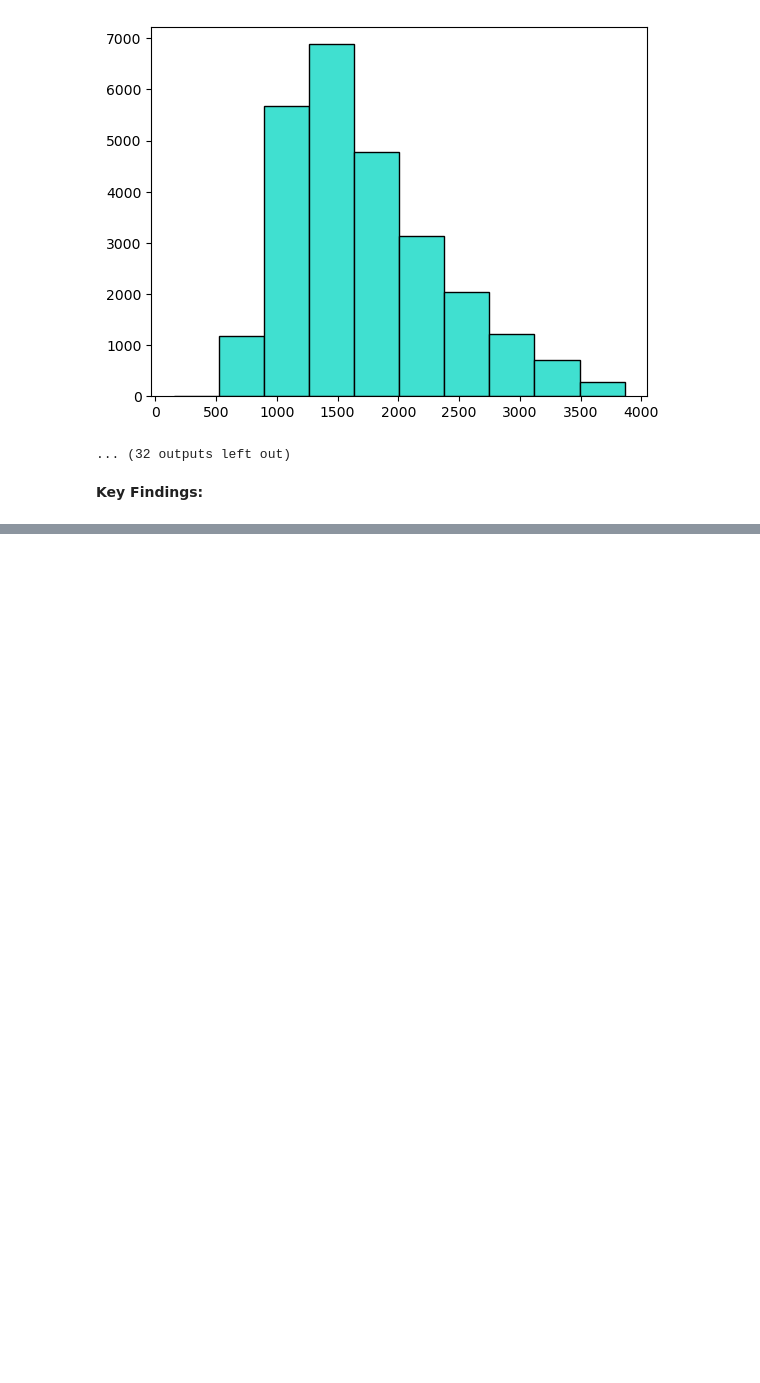
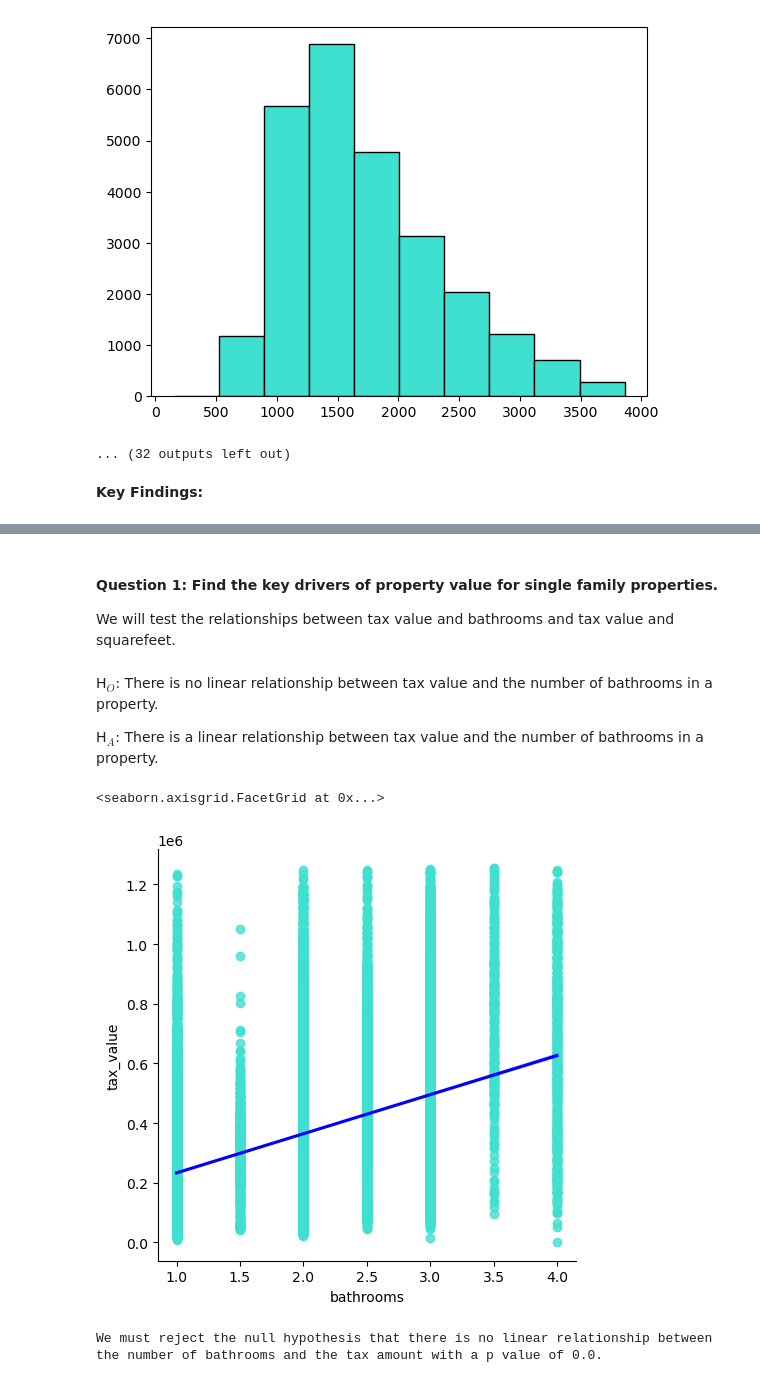
Before and after one commit to caroline-miller0921/project_regression_zillow, a Jupyter notebook: zillow_report.ipynb, the cells around one changed output, grey strips where cells are left out. Cells and saved outputs as stored; diff of their text form; code cells hidden in the pictures; blank space fills up the shorter version.

```diff
--- a/zillow_report.ipynb
+++ b/zillow_report.ipynb
@@ -120,0 +162,27 @@ Univariate feature analysis of feature squarefeet:
+# %% [markdown]
+#### Question 1:  Find the key drivers of property value for single family properties.
+
+We will test the relationships between tax value and bathrooms and tax value and squarefeet.
+# %% [markdown]
+H$_O$:  There is no linear relationship between tax value and the number of bathrooms in a property.
+
+H$_A$:  There is a linear relationship between tax value and the number of bathrooms in a property.
+# %%
+sns.lmplot(data=train,
+          x='bathrooms',
+          y='tax_value', scatter_kws={'color': 'turquoise'},
+          line_kws={'color': 'blue'})
+# %% [output]
+<seaborn.axisgrid.FacetGrid at 0x...>
+[figure, added]
+# %%
+r, p = stats.pearsonr(train.bathrooms, train.taxamount)
+α = 0.05
+
+if p < α:
+    print(f'We must reject the null hypothesis that there is no linear relationship between the number of bathrooms and the tax amount with a p value of {p}.')
+
+else:
+    print('We fail to reject the null hypothesis.')
+# %% [output]
+We must reject the null hypothesis that there is no linear relationship between the number of bathrooms and the tax amount with a p value of 0.0.
```
Also changed, not shown: parts of 83 cells of this notebook.
